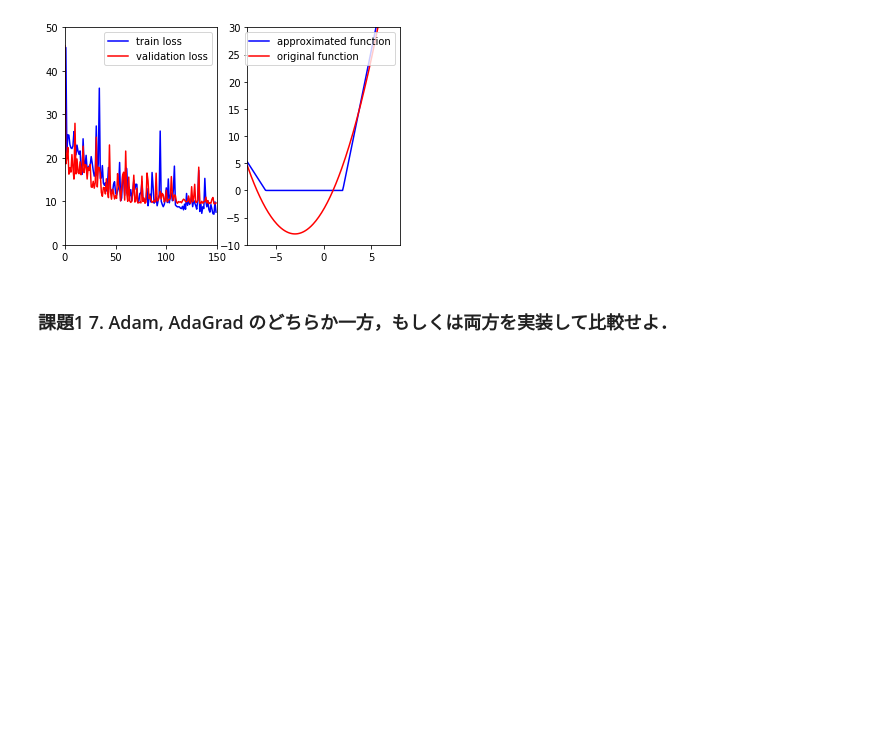
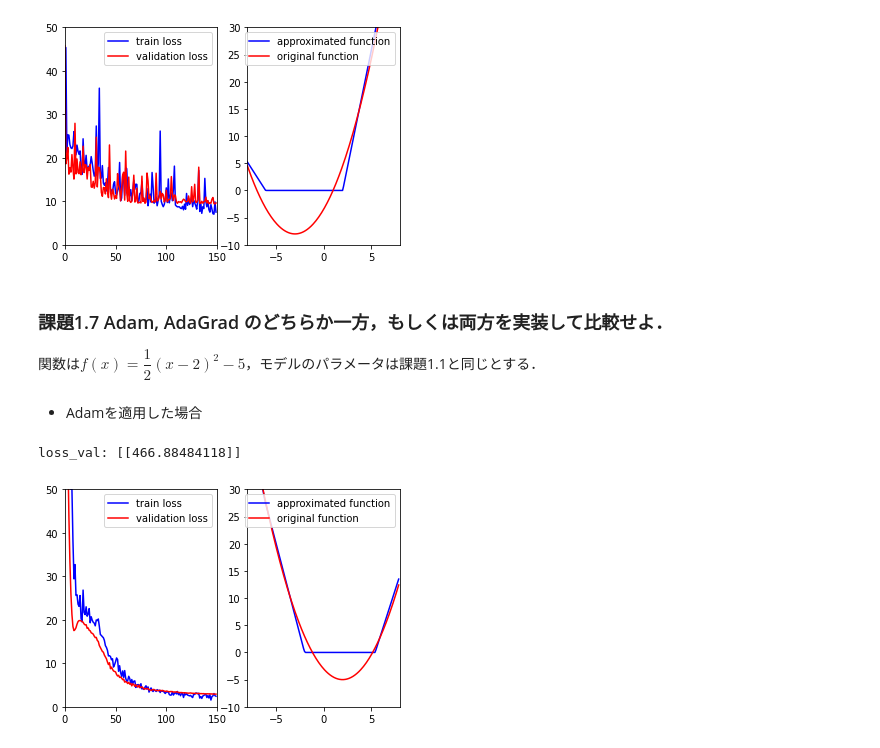
Before and after one commit to Knt44kw/SystemRecognition, a Jupyter notebook: code/kadai1/fullconnection_scratch.ipynb, the cells around one changed output. Saved outputs shown, nothing was run; the diff lists cells and outputs as text; code cells hidden in the pictures; blank space fills up the shorter version.

```diff
--- a/code/kadai1/fullconnection_scratch.ipynb
+++ b/code/kadai1/fullconnection_scratch.ipynb
@@ -342,7 +355,7 @@ loss_val: [[10695.93438748]]
 fc1_changed = Fc(1,20)
 fc2_changed = Fc(20,100)
 fc3_changed = Fc(100,1)
-show_learning_result(f, fc1_changed, fc2_changed, fc3_changed, X_train, Y_train, X_val, Y_val, num_train, num_val)
+show_learning_result(f, fc1_changed, fc2_changed, fc3_changed, X_train, Y_train, X_val, Y_val, num_train, num_val, param_pattern="2")
 # %% [output]
 loss_val: [[19279.07189467]]
 [figure]
@@ -350,7 +363,7 @@ loss_val: [[19279.07189467]]
 fc1_changed = Fc(1,20)
 fc2_changed = Fc(20,5)
 fc3_changed = Fc(5,1)
-show_learning_result(f, fc1_changed, fc2_changed, fc3_changed, X_train, Y_train, X_val, Y_val, num_train, num_val)
+show_learning_result(f, fc1_changed, fc2_changed, fc3_changed, X_train, Y_train, X_val, Y_val, num_train, num_val, param_pattern="3")
 # %% [output]
 loss_val: [[1146.6879902]]
 [figure]
@@ -400,9 +416,16 @@ show_learning_result(f2, fc1, fc2, fc3, X_train_f2, Y_train_f2, X_val_f2, Y_val_
 loss_val: [[1539.45805194]]
 [figure]
 # %% [markdown]
-### 課題1 7. Adam, AdaGrad のどちらか一方，もしくは両方を実装して比較せよ．
+### 課題1.7 Adam, AdaGrad のどちらか一方，もしくは両方を実装して比較せよ．
+
+関数は$f(x)=\dfrac{1}{2}(x-2)^2 -5$，モデルのパラメータは課題1.1と同じとする．
+# %% [markdown]
+* Adamを適用した場合
 # %%
-#fc1 = Fc(1,20)
-#fc2 = Fc(20,20)
-#fc3 = Fc(20,1)
-#show_learning_result(f, fc1, fc2, fc3, X_train, Y_train, X_val, Y_val, num_train, num_val, optimizer="adam")
+fc1 = Fc(1,20)
+fc2 = Fc(20,20)
+fc3 = Fc(20,1)
+show_learning_result(f, fc1, fc2, fc3, X_train, Y_train, X_val, Y_val, num_train, num_val, optimizer="adam")
+# %% [output]
+loss_val: [[466.88484118]]
+[figure, added]
```
Also changed, not shown: parts of 36 cells of this notebook, 1 other file.
